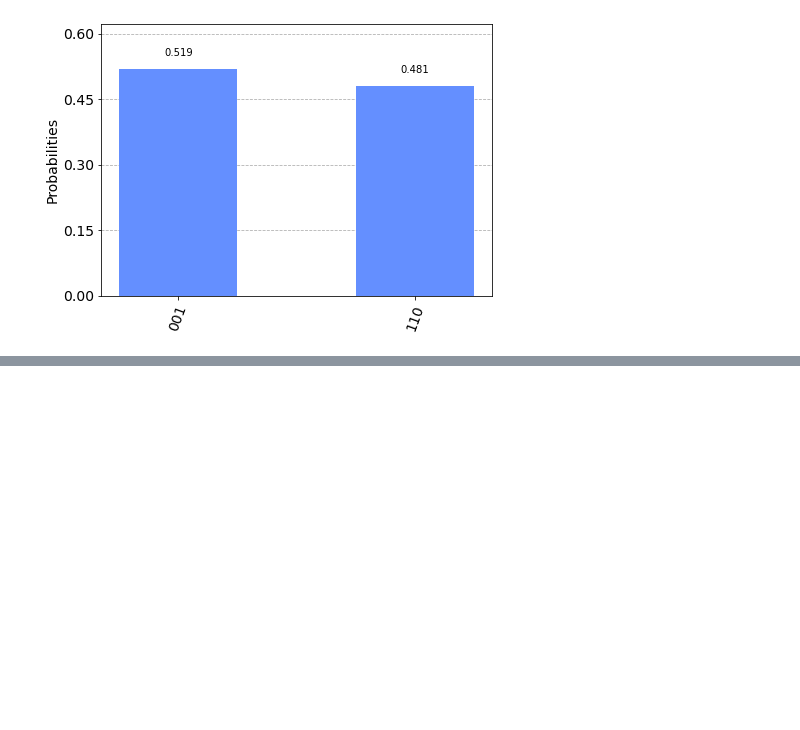
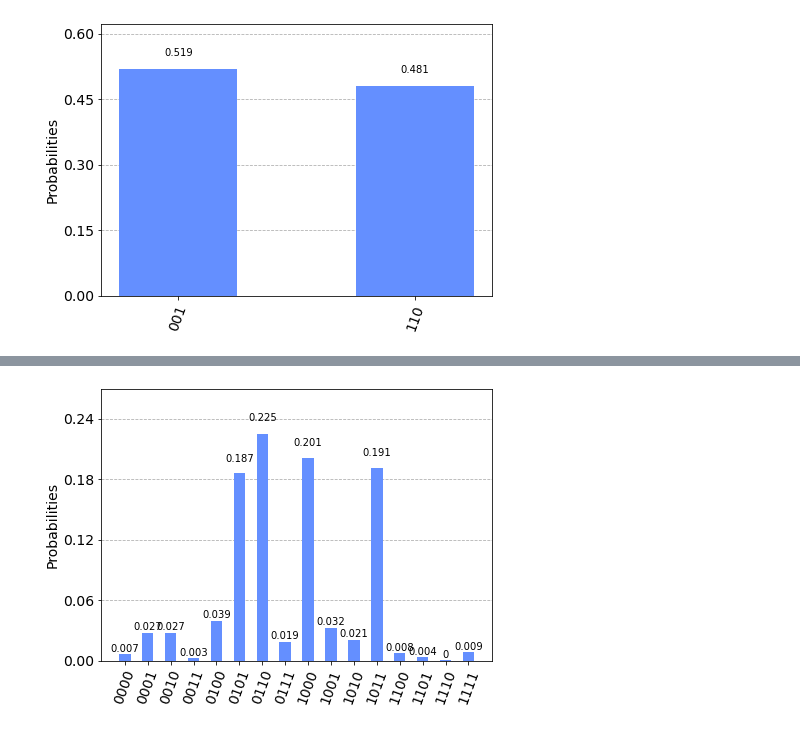
Before and after one commit to MichalJankowskii/QuantumSolutions, a Jupyter notebook: IBM/Errors.ipynb, the cells around one changed output, grey strips where cells are left out. Saved outputs shown, nothing was run; the diff lists cells and outputs as text; code cells hidden in the pictures; blank space fills up the shorter version.

```diff
--- a/IBM/Errors.ipynb
+++ b/IBM/Errors.ipynb
@@ -97,0 +120,6 @@ plot_histogram(device_mitigated_counts_2)
+# %%
+device_results_3 = execute(circuit3, backend=qcomp, shots=1024).result()
+device_counts_3 = device_results_3.get_counts(circuit3)
+plot_histogram(device_counts_3)
+# %% [output]
+[figure, added]
```
Also changed, not shown: parts of 9 cells of this notebook.
